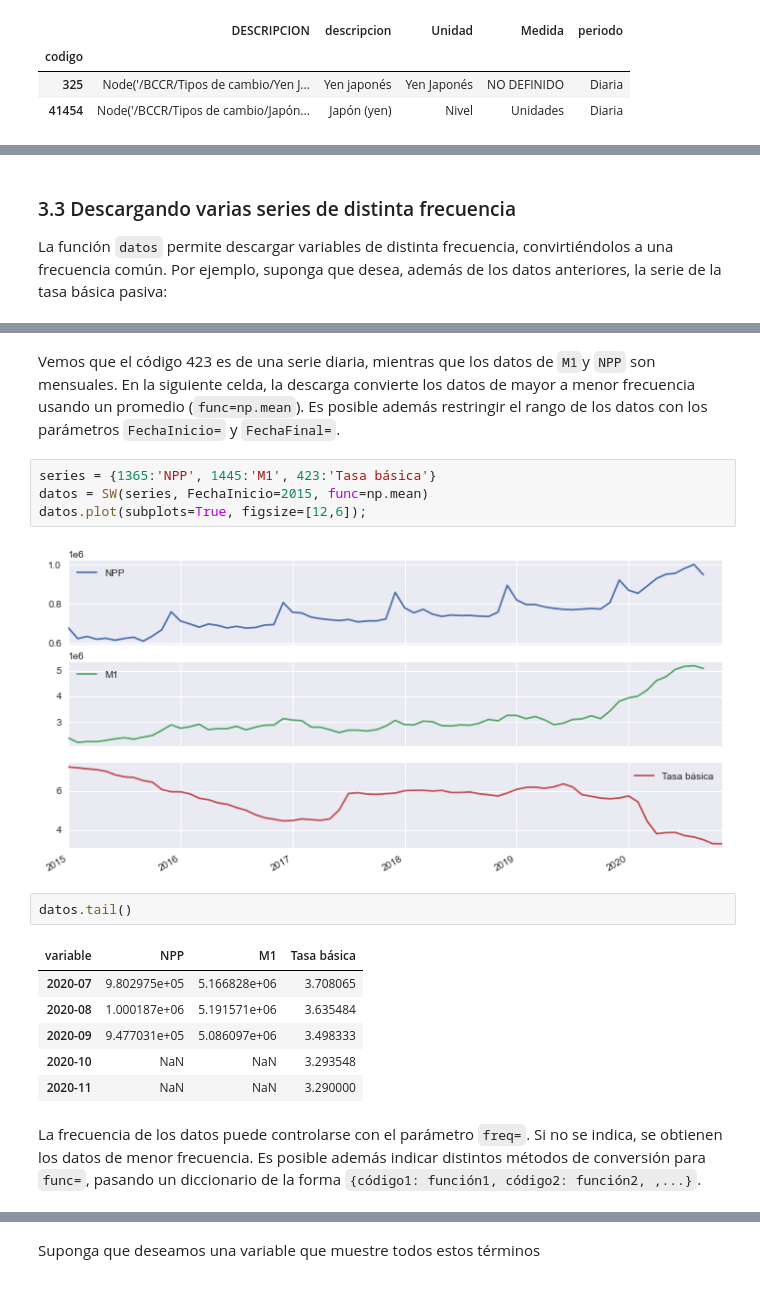
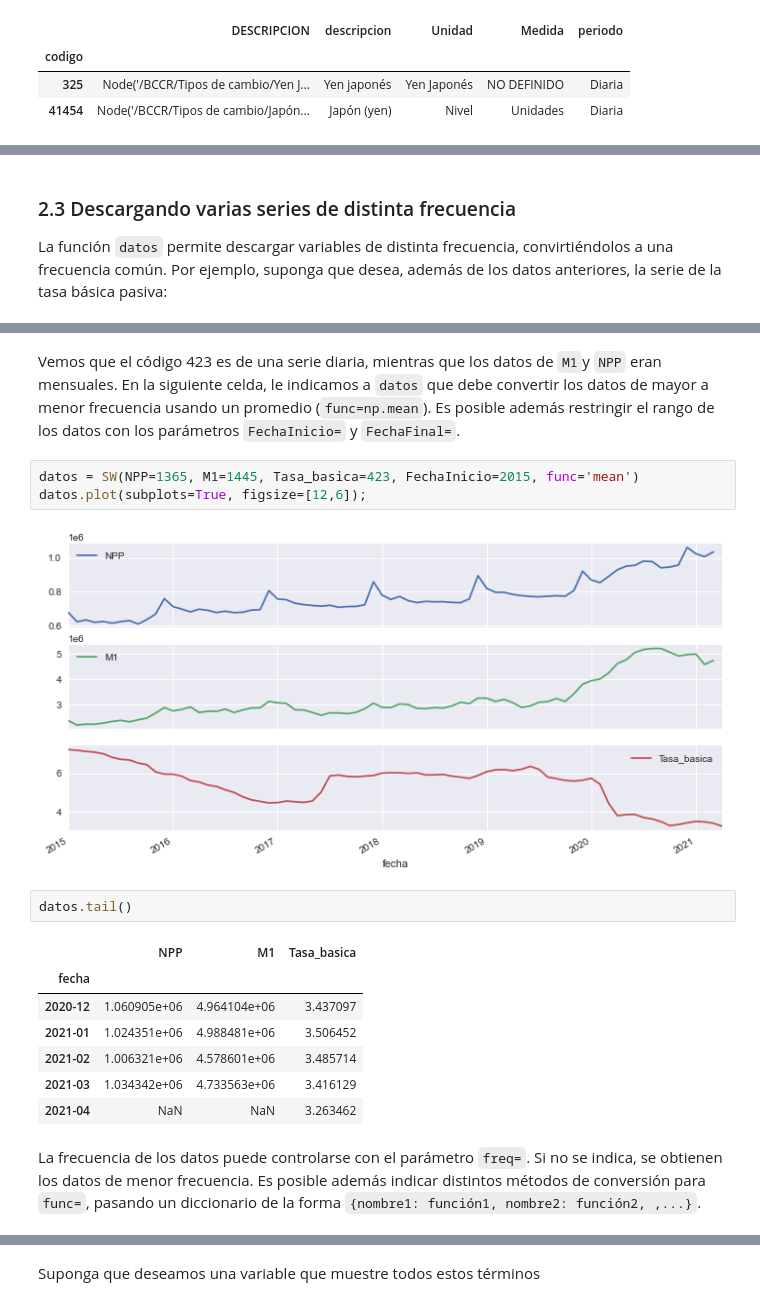
Before and after one commit to randall-romero/EC4301, a Jupyter notebook: Laboratorios/Demo Servicio Web.ipynb, the cells around one changed output, grey strips where cells are left out. Saved outputs shown, nothing was run; the diff lists cells and outputs as text.

```diff
--- a/Laboratorios/Demo Servicio Web.ipynb
+++ b/Laboratorios/Demo Servicio Web.ipynb
@@ -111,5 +85,5 @@ dinero.plot()
 # %% [markdown]
-### 3.3 Descargando varias series de distinta frecuencia
+### 2.3 Descargando varias series de distinta frecuencia
 
 La función `datos` permite descargar variables de distinta frecuencia, convirtiéndolos a una frecuencia común. Por ejemplo, suponga que desea, además de los datos anteriores, la serie de la tasa básica pasiva:
 # %%
@@ -121,22 +95,22 @@ SW.buscar(frase='tasa básica pasiva calculada')
 | 430 | Node('/BCCR/Tasas de interés/Tasa... | Tasa basica pasiva bruta a fin de... | Porcentaje | NO DEFINIDO | Mensual |
 | 19654 | Node('/BCCR/Tasas de interés/Tasa... | Tasa Básica pasiva bruta calculad... | Porcentaje | NO DEFINIDO | Nueva semanal |
 # %% [markdown]
-Vemos que el código 423 es de una serie diaria, mientras que los datos de `M1`y `NPP` son mensuales. En la siguiente celda, la descarga convierte los datos de mayor a menor frecuencia usando un promedio (`func=np.mean`). Es posible además restringir el rango de los datos con los parámetros `FechaInicio=` y `FechaFinal=`.
+Vemos que el código 423 es de una serie diaria, mientras que los datos de `M1`y `NPP` eran mensuales. En la siguiente celda, le indicamos a `datos` que debe convertir los datos de mayor a menor frecuencia usando un promedio (`func=np.mean`). Es posible además restringir el rango de los datos con los parámetros `FechaInicio=` y `FechaFinal=`.
 # %%
-series = {1365:'NPP', 1445:'M1', 423:'Tasa básica'}
-datos = SW(series, FechaInicio=2015, func=np.mean)
+datos = SW(NPP=1365, M1=1445, Tasa_basica=423, FechaInicio=2015, func='mean')
 datos.plot(subplots=True, figsize=[12,6]);
 # %% [output]
-[figure, old version]
+[figure, new version]
 # %%
 datos.tail()
 # %% [output]
-| variable | NPP | M1 | Tasa básica |
-| 2020-07 | 9.802975e+05 | 5.166828e+06 | 3.708065 |
-| 2020-08 | 1.000187e+06 | 5.191571e+06 | 3.635484 |
-| 2020-09 | 9.477031e+05 | 5.086097e+06 | 3.498333 |
-| 2020-10 | NaN | NaN | 3.293548 |
-| 2020-11 | NaN | NaN | 3.290000 |
+|  | NPP | M1 | Tasa_basica |
+| fecha |  |  |  |
+| 2020-12 | 1.060905e+06 | 4.964104e+06 | 3.437097 |
+| 2021-01 | 1.024351e+06 | 4.988481e+06 | 3.506452 |
+| 2021-02 | 1.006321e+06 | 4.578601e+06 | 3.485714 |
+| 2021-03 | 1.034342e+06 | 4.733563e+06 | 3.416129 |
+| 2021-04 | NaN | NaN | 3.263462 |
 # %% [markdown]
-La frecuencia de los datos puede controlarse con el parámetro `freq=`. Si no se indica, se obtienen los datos de menor frecuencia. Es posible además indicar distintos métodos de conversión para `func=`, pasando un diccionario de la forma `{código1: función1, código2: función2, ,...}`.
+La frecuencia de los datos puede controlarse con el parámetro `freq=`. Si no se indica, se obtienen los datos de menor frecuencia. Es posible además indicar distintos métodos de conversión para `func=`, pasando un diccionario de la forma `{nombre1: función1, nombre2: función2, ,...}`.
 # %% [markdown]
```
Also changed, not shown: parts of 28 cells of this notebook.
